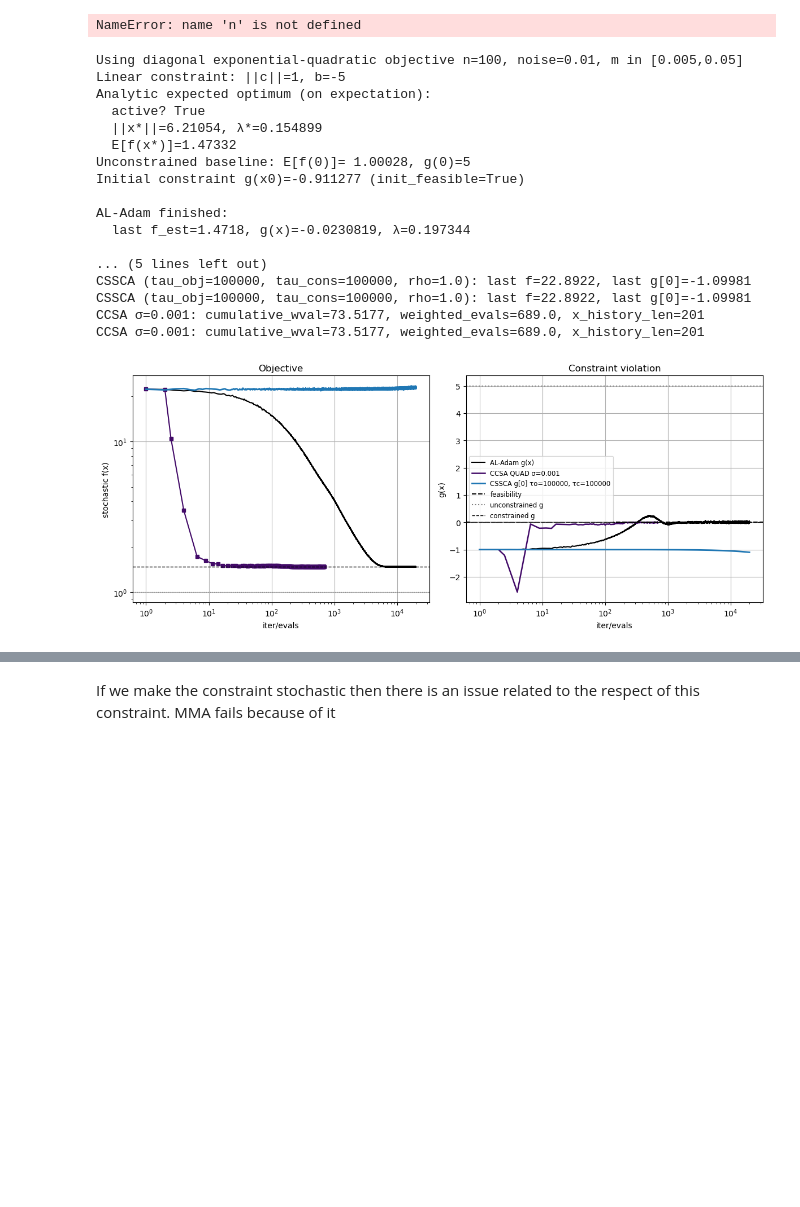
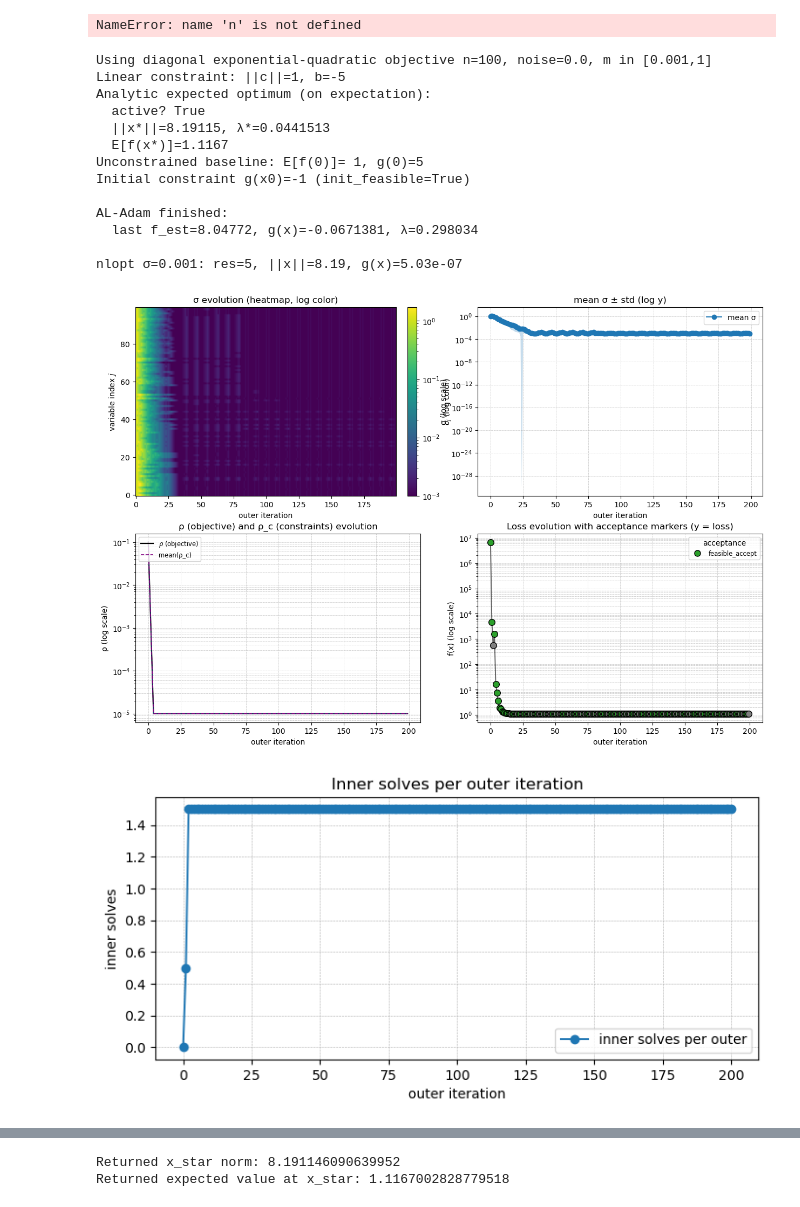
Before and after one commit to tonioeltopoquegira/Stochastic-CCSA, a Jupyter notebook: custom-adaptive-ccsa.ipynb, the cells around one changed output, grey strips where cells are left out. Saved outputs shown, nothing was run; the diff lists cells and outputs as text; code cells hidden in the pictures; blank space fills up the shorter version.

Commit message:
cssca works

```diff
--- a/custom-adaptive-ccsa.ipynb
+++ b/custom-adaptive-ccsa.ipynb
@@ -539,7 +546,7 @@ import nlopt
 import os, random
 from ccsa.params import MMA_SigmaParams, MMA_RhoParams
 from ccsa.optimizer import CCSAOptimizer
-from experiments import stoch_expquad_diag_exp
+from experiments.convex_constrained2 import stoch_expquad_diag_exp
 
 # reproducibility
 seed = 1
@@ -607,6 +614,8 @@ ccsa_opt = CCSAOptimizer(
     conservative=False
 )
 
+
+
 ccsa_quad = CCSAOptimizer(
     params=x0.copy(),
     fun=None,
@@ -622,47 +631,44 @@ ccsa_quad = CCSAOptimizer(
 )
 
 opt = nlopt.opt(nlopt.LD_MMA, n)
 opt.set_param("sigma_min", sigma_min)
 opt.set_param("inner_maxeval", 5)
 
 # run the experiment
 results = stoch_expquad_diag_exp(
-    optimizer=None,#ccsa_opt,
+    optimizer=ccsa_opt,#
     optimizer_quad=ccsa_quad,
     optimizer_nlopt=opt,
-    noise=0.01,
+    noise=0.0,
     cond=1,
     c=c, b=b, x0=x0,
     sigma_mins=[sigma_min],
     seed=seed,
     maxiters_adam=20000,
     mma_maxeval=200,
     active_constraint=active_constraint,
     init_feasible=init_feasible,
-    cssca_tau_obj=[100000], #0.1, 1.0,
-    cssca_tau_cons=[100000],
+    cssca_tau_obj=[0.1, 1.0, 10.0, 100.0],
+    cssca_tau_cons=[0.1, 1.0, 10.0, 100.0],
     cssca_samples_per_iter=1,
-    curv_change='small'
+    curv_change='large'
 )
 
 print("Returned x_star norm:", np.linalg.norm(results["x_star"]))
 print("Returned expected value at x_star:", results["val_star"])
 # %% [output]
-Using diagonal exponential-quadratic objective n=100, noise=0.01, m in [0.005,0.05]
+Using diagonal exponential-quadratic objective n=100, noise=0.0, m in [0.001,1]
 Linear constraint: ||c||=1, b=-5
 Analytic expected optimum (on expectation):
   active? True
-  ||x*||=6.21054, λ*=0.154899
-  E[f(x*)]=1.47332
-Unconstrained baseline: E[f(0)]= 1.00028, g(0)=5
-Initial constraint g(x0)=-0.911277 (init_feasible=True)
+  ||x*||=8.19115, λ*=0.0441513
+  E[f(x*)]=1.1167
+Unconstrained baseline: E[f(0)]= 1, g(0)=5
+Initial constraint g(x0)=-1 (init_feasible=True)
 
 AL-Adam finished:
-  last f_est=1.4718, g(x)=-0.0230819, λ=0.197344
+  last f_est=8.04772, g(x)=-0.0671381, λ=0.298034
 
-... (5 lines left out)
-CSSCA (tau_obj=100000, tau_cons=100000, rho=1.0): last f=22.8922, last g[0]=-1.09981
-CSSCA (tau_obj=100000, tau_cons=100000, rho=1.0): last f=22.8922, last g[0]=-1.09981
-CCSA σ=0.001: cumulative_wval=73.5177, weighted_evals=689.0, x_history_len=201
-CCSA σ=0.001: cumulative_wval=73.5177, weighted_evals=689.0, x_history_len=201
+nlopt σ=0.001: res=5, ||x||=8.19, g(x)=5.03e-07
-[figure, old version]
+[figure, new version]
+[figure, added]
@@ -671,2 +693,2 @@ Returned expected value at x_star: 1.4733246558773763
+Returned x_star norm: 8.191146090639952
+Returned expected value at x_star: 1.1167002828779518
-# %% [markdown]
-If we make the constraint stochastic then there is an issue related to the respect of this constraint. MMA fails because of it
```
Also changed, not shown: parts of 5 cells of this notebook, 3 other files.
